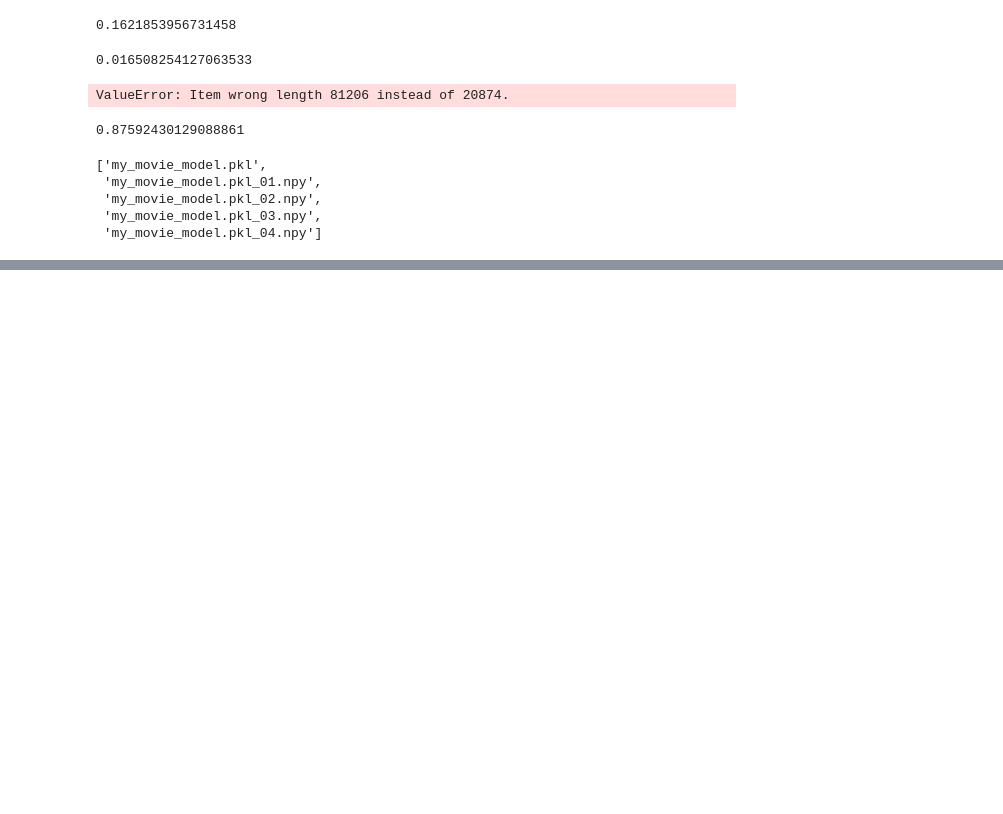
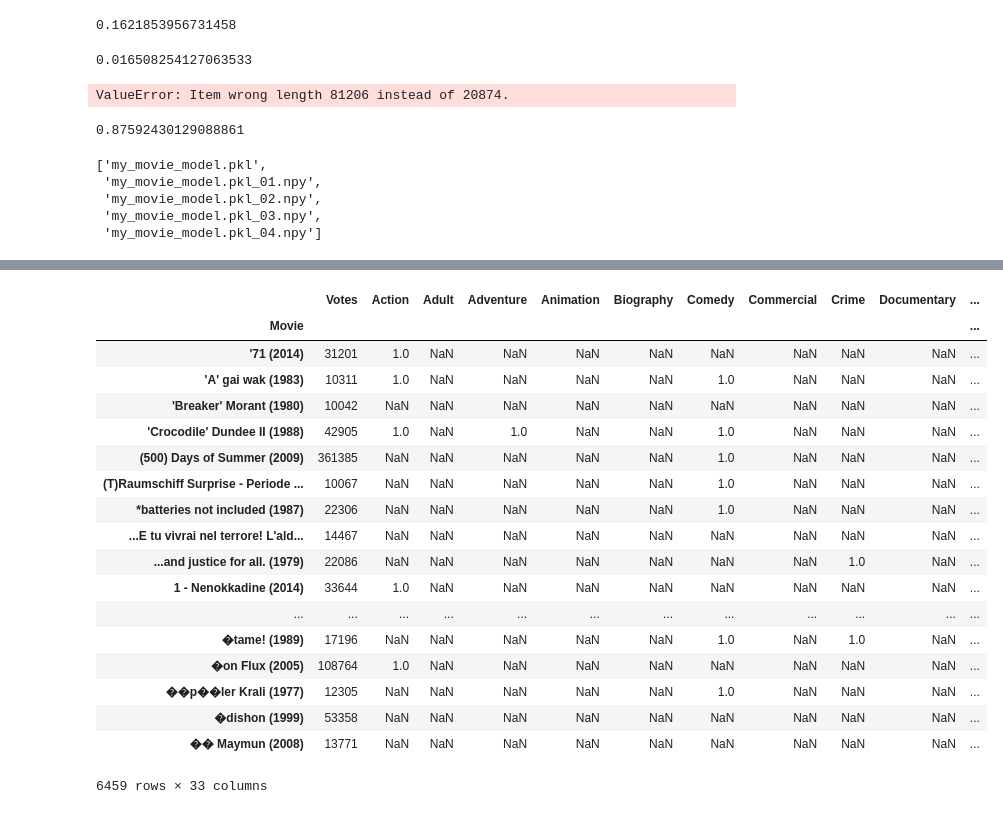
Before and after one commit to kennethcc2005/MovieForceApp, a Jupyter notebook: MovieForce.ipynb, the cells around one changed output, grey strips where cells are left out. Drawn from its saved outputs; the diff is of its cells as text; code cells hidden in the pictures; blank space fills up the shorter version.

```diff
--- a/MovieForce.ipynb
+++ b/MovieForce.ipynb
@@ -289,0 +447,22 @@ joblib.dump(clf, 'my_movie_model.pkl')
+# %%
+df_gen_vote
+# %% [output]
+|  | Votes | Action | Adult | Adventure | Animation | Biography | Comedy | Commercial | Crime | Documentary | ... |
+| Movie |  |  |  |  |  |  |  |  |  |  | ... |
+| '71 (2014) | 31201 | 1.0 | NaN | NaN | NaN | NaN | NaN | NaN | NaN | NaN | ... |
+| 'A' gai wak (1983) | 10311 | 1.0 | NaN | NaN | NaN | NaN | 1.0 | NaN | NaN | NaN | ... |
+| 'Breaker' Morant (1980) | 10042 | NaN | NaN | NaN | NaN | NaN | NaN | NaN | NaN | NaN | ... |
+| 'Crocodile' Dundee II (1988) | 42905 | 1.0 | NaN | 1.0 | NaN | NaN | 1.0 | NaN | NaN | NaN | ... |
+| (500) Days of Summer (2009) | 361385 | NaN | NaN | NaN | NaN | NaN | 1.0 | NaN | NaN | NaN | ... |
+| (T)Raumschiff Surprise - Periode ... | 10067 | NaN | NaN | NaN | NaN | NaN | 1.0 | NaN | NaN | NaN | ... |
+| *batteries not included (1987) | 22306 | NaN | NaN | NaN | NaN | NaN | 1.0 | NaN | NaN | NaN | ... |
+| ...E tu vivrai nel terrore! L'ald... | 14467 | NaN | NaN | NaN | NaN | NaN | NaN | NaN | NaN | NaN | ... |
+| ...and justice for all. (1979) | 22086 | NaN | NaN | NaN | NaN | NaN | NaN | NaN | 1.0 | NaN | ... |
+| 1 - Nenokkadine (2014) | 33644 | 1.0 | NaN | NaN | NaN | NaN | NaN | NaN | NaN | NaN | ... |
+| ... | ... | ... | ... | ... | ... | ... | ... | ... | ... | ... | ... |
+| �tame! (1989) | 17196 | NaN | NaN | NaN | NaN | NaN | 1.0 | NaN | 1.0 | NaN | ... |
+| �on Flux (2005) | 108764 | 1.0 | NaN | NaN | NaN | NaN | NaN | NaN | NaN | NaN | ... |
+| ��p��ler Krali (1977) | 12305 | NaN | NaN | NaN | NaN | NaN | 1.0 | NaN | NaN | NaN | ... |
+| �dishon (1999) | 53358 | NaN | NaN | NaN | NaN | NaN | NaN | NaN | NaN | NaN | ... |
+| �� Maymun (2008) | 13771 | NaN | NaN | NaN | NaN | NaN | NaN | NaN | NaN | NaN | ... |
+6459 rows × 33 columns
```
Also changed, not shown: parts of 33 cells of this notebook, 6 other files.
